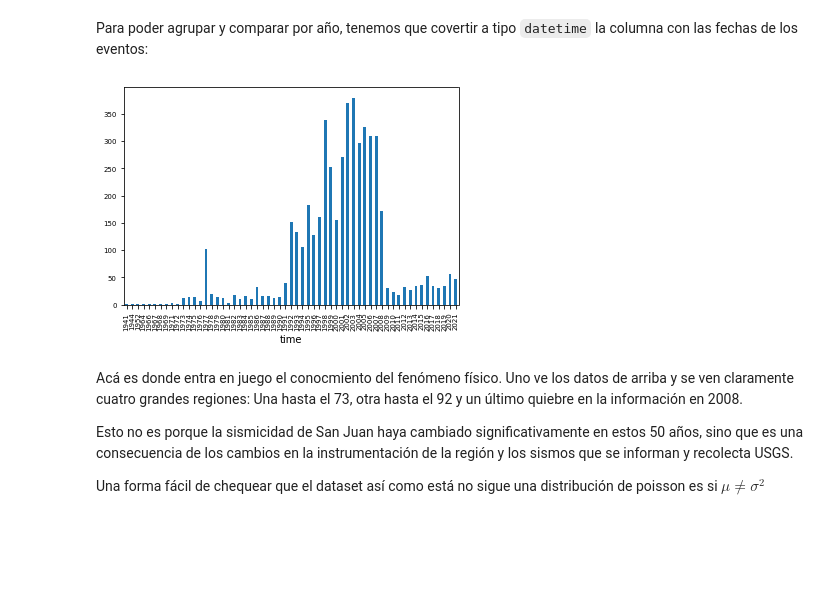
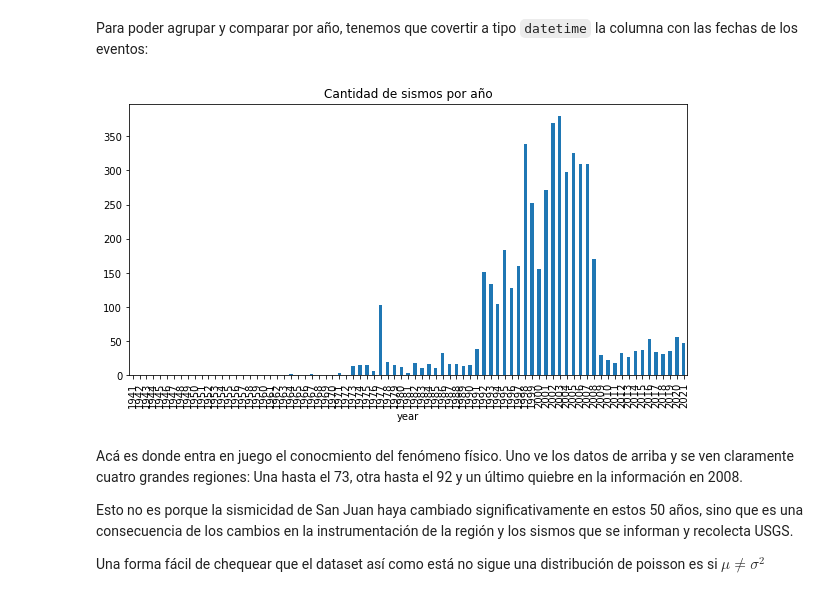
Before and after one commit to mbalbi/ciencia_de_datos, a Jupyter notebook: notebooks/practica_4.ipynb, the cells around one changed output. Saved outputs shown, nothing was run; the diff lists cells and outputs as text; code cells hidden in the pictures; blank space fills up the shorter version.

```diff
--- a/notebooks/practica_4.ipynb
+++ b/notebooks/practica_4.ipynb
@@ -292,12 +292,17 @@ Para poder agrupar y comparar por año, tenemos que covertir a tipo `datetime` l
 # %%
 # Convertir a datetime
 df_sismos['time'] = pd.to_datetime(df_sismos['time'])
 
 # Conteo por año
-df_sismos['time'].groupby(df_sismos["time"].dt.year).count().plot(kind="bar",fontsize=7)
+Data = df_sismos.groupby(pd.Grouper(key='time', freq='Y')).count().reset_index()
+Data['year'] = Data['time'].dt.year
+
+# Grafico
+Data.plot(x='year', y='mag',kind='bar', legend=False, figsize=(10,5))
+plt.title('Cantidad de sismos por año')
 plt.show()
 # %% [output]
-[figure, old version]
+[figure, new version]
 # %% [markdown]
 Acá es donde entra en juego el conocmiento del fenómeno físico. Uno ve los datos de arriba y se ven claramente cuatro grandes regiones: Una hasta el 73, otra hasta el 92 y un último quiebre en la información en 2008.
 
```
Also changed, not shown: parts of 6 cells of this notebook.
